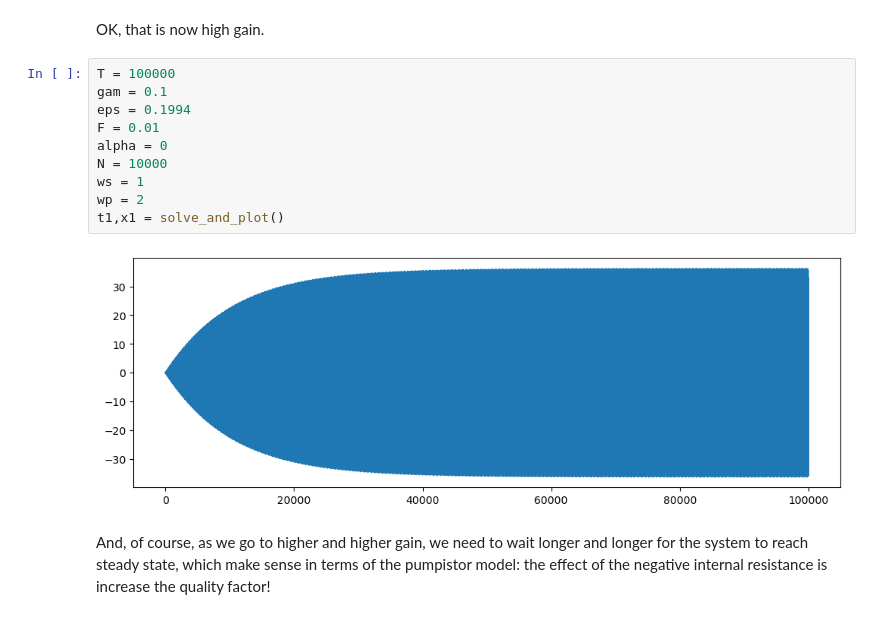
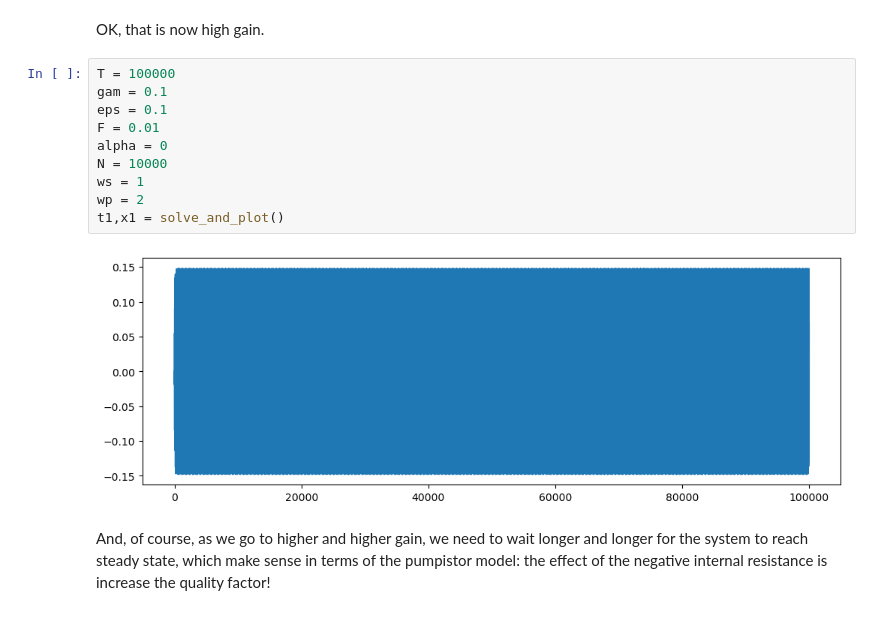
Before and after one commit to gsteele13/JPA-Harmonic-Balance, a Jupyter notebook: brute_force_ode_integration/JPA numerical integration.ipynb, the cells around one changed output. Saved outputs shown, nothing was run; the diff lists cells and outputs as text.

```diff
--- a/brute_force_ode_integration/JPA numerical integration.ipynb
+++ b/brute_force_ode_integration/JPA numerical integration.ipynb
@@ -164,15 +162,15 @@ OK, that is now high gain.
 # %%
 T = 100000
 gam = 0.1
-eps = 0.1994
+eps = 0.1
 F = 0.01
 alpha = 0
 N = 10000
 ws = 1
 wp = 2
 t1,x1 = solve_and_plot()
 # %% [output]
-[figure, old version]
+[figure, new version]
 # %% [markdown]
 And, of course, as we go to higher and higher gain, we need to wait longer and longer for the system to reach steady state, which make sense in terms of the pumpistor model: the effect of the negative internal resistance is increase the quality factor!
 # %% [markdown]
```
Also changed, not shown: parts of 4 cells of this notebook, 1 other file.
